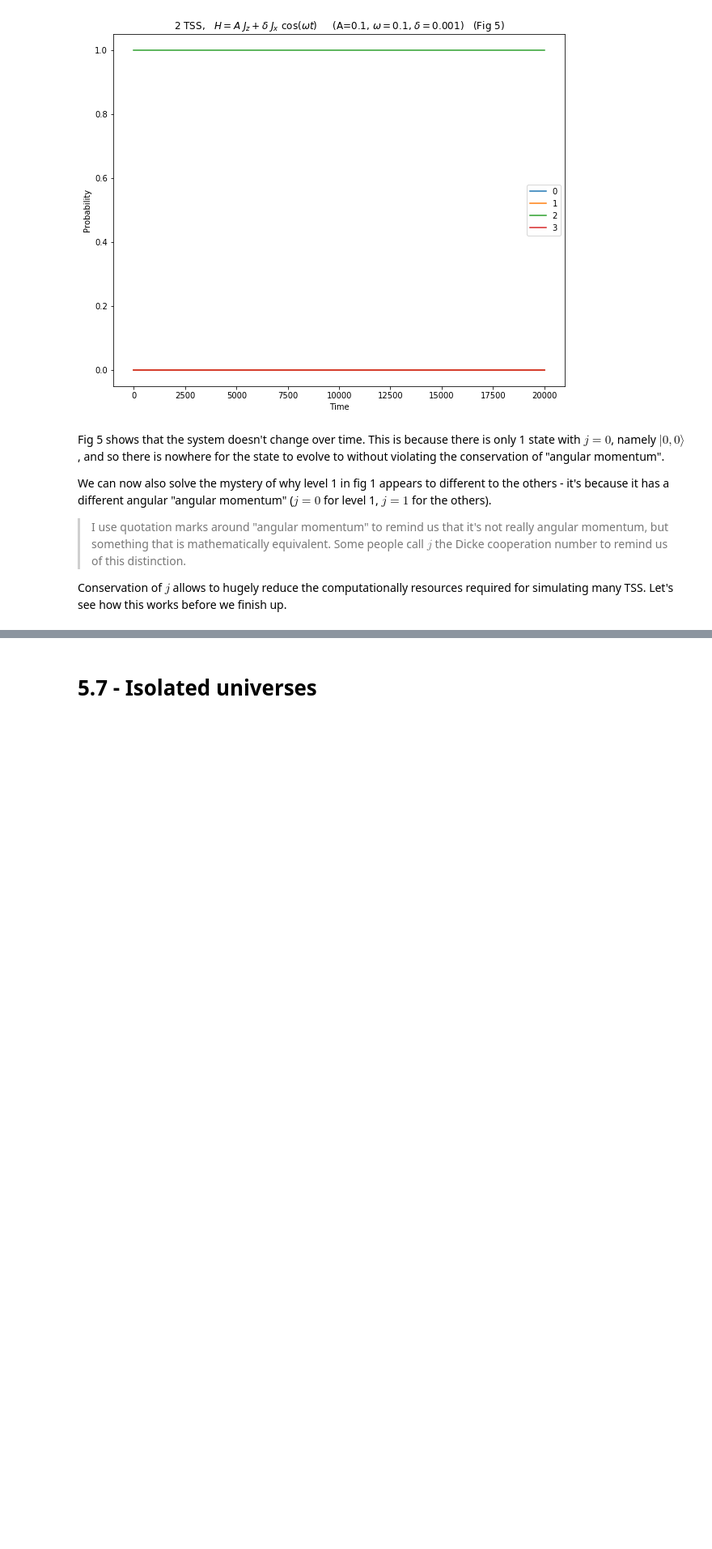
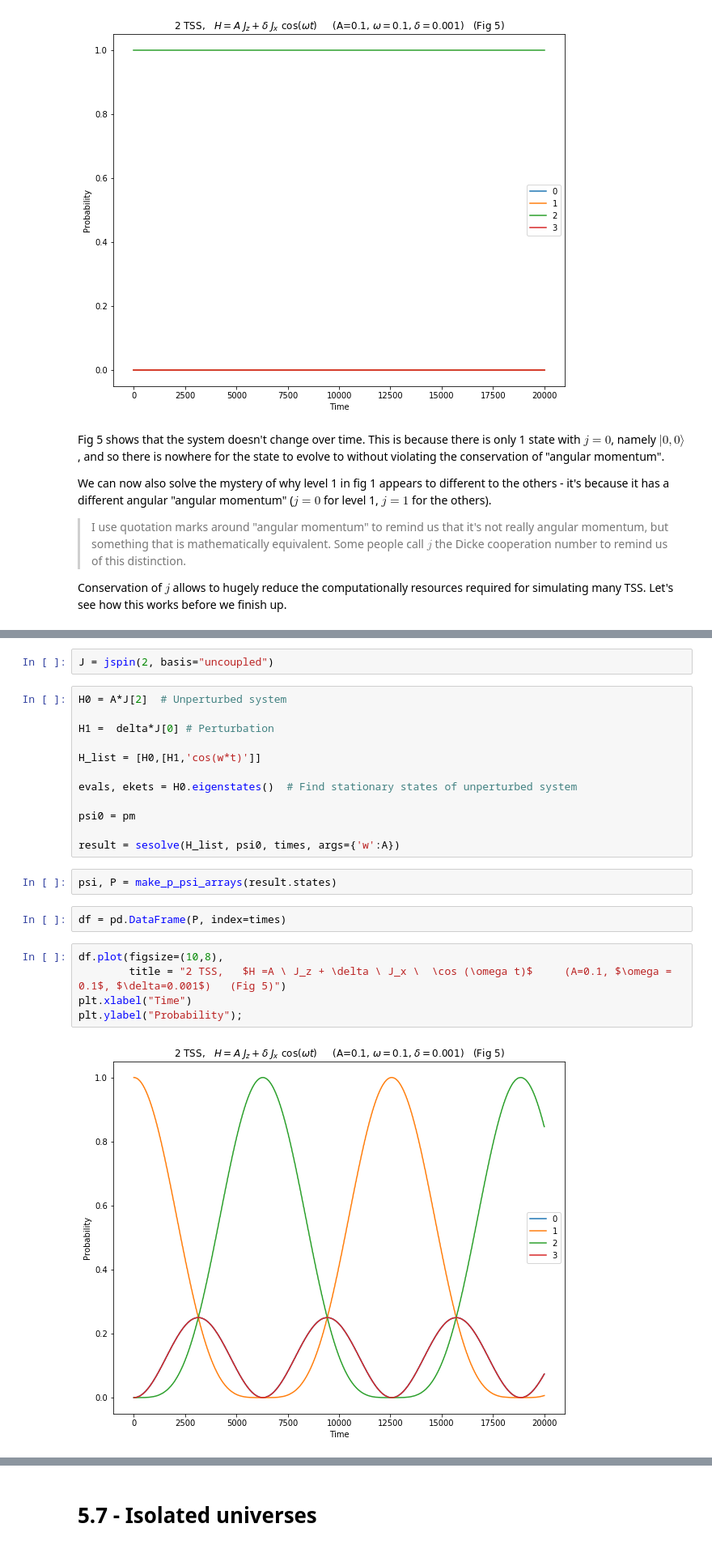
Before and after one commit to project-ida/two-state-quantum-systems, a Jupyter notebook: 05-many-two-state-systems.ipynb, the cells around one changed output, grey strips where cells are left out. Shown: that part at 81% size. Saved outputs shown, nothing was run; the diff lists cells and outputs as text; blank space fills up the shorter version.

```diff
--- a/05-many-two-state-systems.ipynb
+++ b/05-many-two-state-systems.ipynb
@@ -558,0 +572,25 @@ Conservation of $j$ allows to hugely reduce the computationally resources requir
+# %%
+J = jspin(2, basis="uncoupled")
+# %%
+H0 = A*J[2]  # Unperturbed system
+
+H1 =  delta*J[0] # Perturbation
+
+H_list = [H0,[H1,'cos(w*t)']]
+
+evals, ekets = H0.eigenstates()  # Find stationary states of unperturbed system
+
+psi0 = pm
+
+result = sesolve(H_list, psi0, times, args={'w':A})
+# %%
+psi, P = make_p_psi_arrays(result.states)
+# %%
+df = pd.DataFrame(P, index=times)
+# %%
+df.plot(figsize=(10,8),
+        title = "2 TSS,   $H =A \ J_z + \delta \ J_x \  \cos (\omega t)$     (A=0.1, $\omega = 0.1$, $\delta=0.001$)   (Fig 5)")
+plt.xlabel("Time")
+plt.ylabel("Probability");
+# %% [output]
+[figure, added]
```
Also changed, not shown: parts of 23 cells of this notebook, 1 other file.
